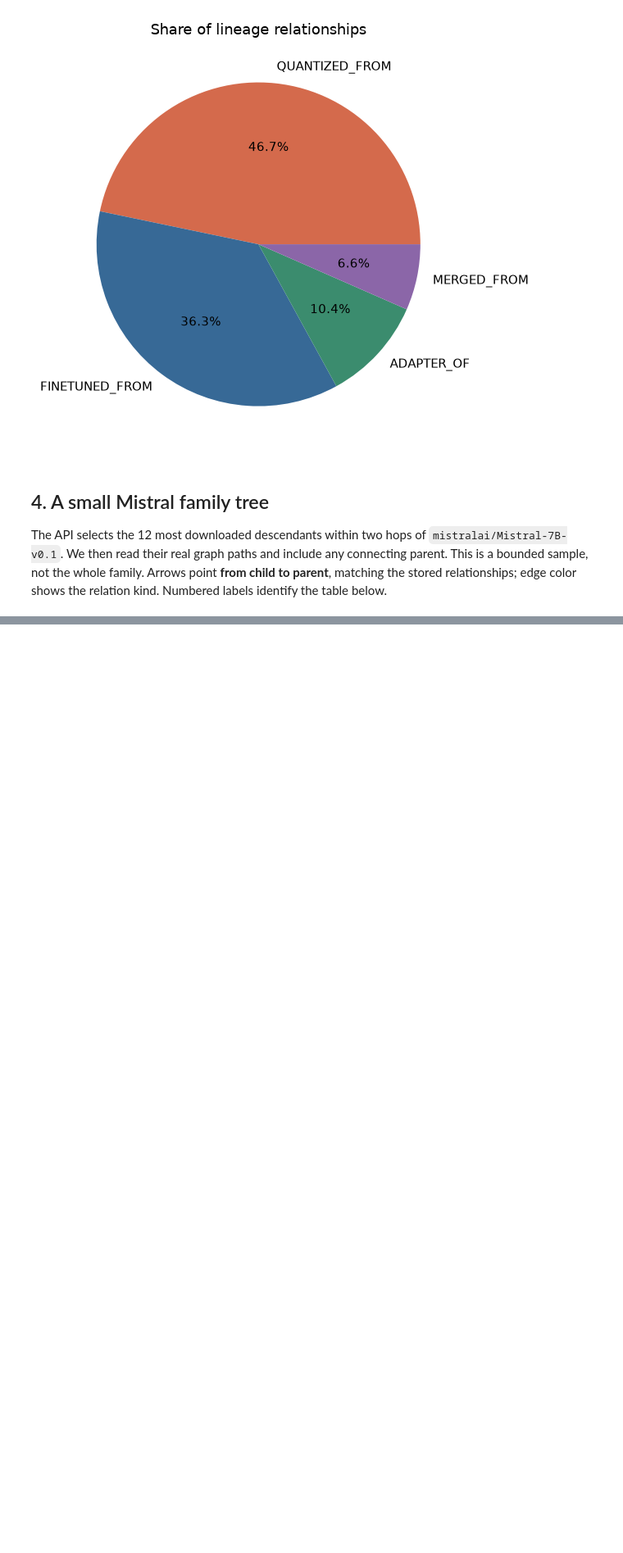
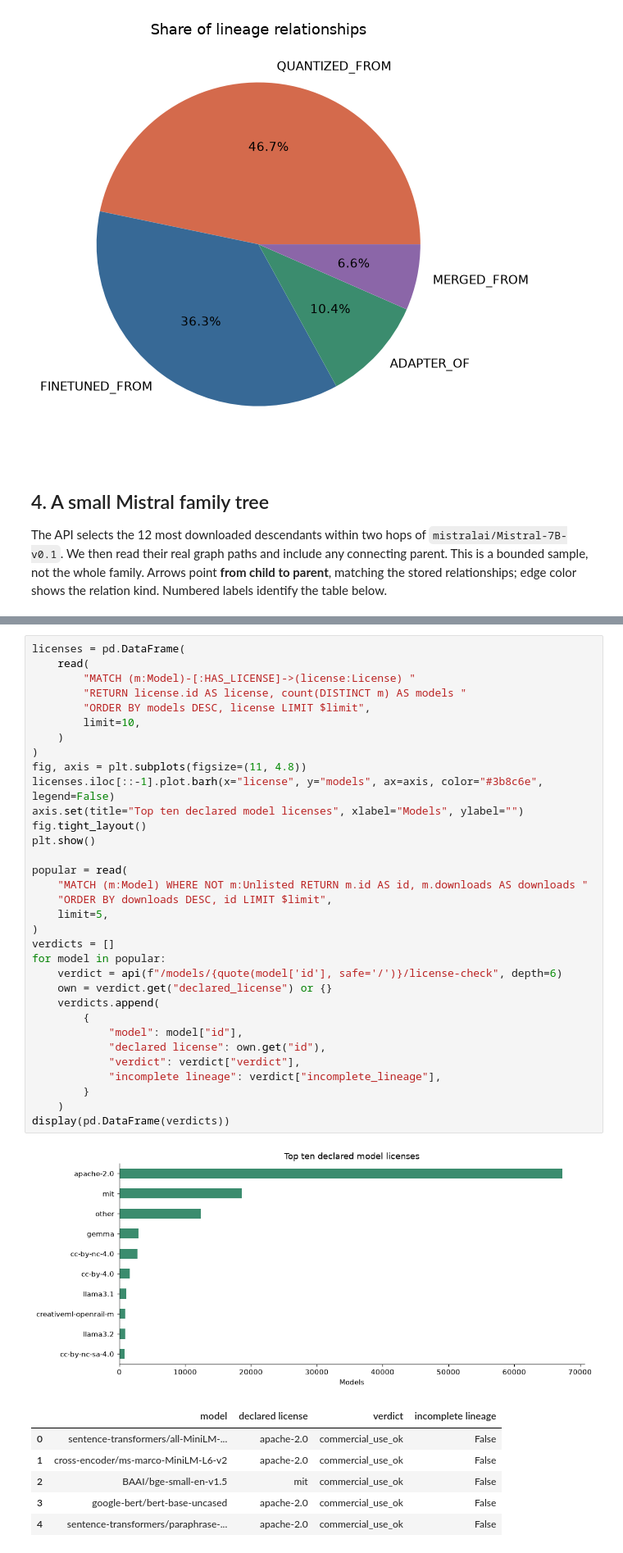
Before and after one commit to mariusrang/ModelAtlas, a Jupyter notebook: demo.ipynb, the cells around one changed output, grey strips where cells are left out. Shown at 82% size. Saved outputs shown, nothing was run; the diff lists cells and outputs as text; blank space fills up the shorter version.

Commit message:
docs: add license and dataset analysis to the notebook

```diff
--- a/demo.ipynb
+++ b/demo.ipynb
@@ -304,0 +313,41 @@ API sample: 12 descendants; drawing includes 13 nodes and 12 real edges.
+# %%
+licenses = pd.DataFrame(
+    read(
+        "MATCH (m:Model)-[:HAS_LICENSE]->(license:License) "
+        "RETURN license.id AS license, count(DISTINCT m) AS models "
+        "ORDER BY models DESC, license LIMIT $limit",
+        limit=10,
+    )
+)
+fig, axis = plt.subplots(figsize=(11, 4.8))
+licenses.iloc[::-1].plot.barh(x="license", y="models", ax=axis, color="#3b8c6e", legend=False)
+axis.set(title="Top ten declared model licenses", xlabel="Models", ylabel="")
+fig.tight_layout()
+plt.show()
+
+popular = read(
+    "MATCH (m:Model) WHERE NOT m:Unlisted RETURN m.id AS id, m.downloads AS downloads "
+    "ORDER BY downloads DESC, id LIMIT $limit",
+    limit=5,
+)
+verdicts = []
+for model in popular:
+    verdict = api(f"/models/{quote(model['id'], safe='/')}/license-check", depth=6)
+    own = verdict.get("declared_license") or {}
+    verdicts.append(
+        {
+            "model": model["id"],
+            "declared license": own.get("id"),
+            "verdict": verdict["verdict"],
+            "incomplete lineage": verdict["incomplete_lineage"],
+        }
+    )
+display(pd.DataFrame(verdicts))
+# %% [output]
+[figure, added]
+|  | model | declared license | verdict | incomplete lineage |
+| 0 | sentence-transformers/all-MiniLM-... | apache-2.0 | commercial_use_ok | False |
+| 1 | cross-encoder/ms-marco-MiniLM-L6-v2 | apache-2.0 | commercial_use_ok | False |
+| 2 | BAAI/bge-small-en-v1.5 | mit | commercial_use_ok | False |
+| 3 | google-bert/bert-base-uncased | apache-2.0 | commercial_use_ok | False |
+| 4 | sentence-transformers/paraphrase-... | apache-2.0 | commercial_use_ok | False |
```
Also changed, not shown: parts of 8 cells of this notebook.
